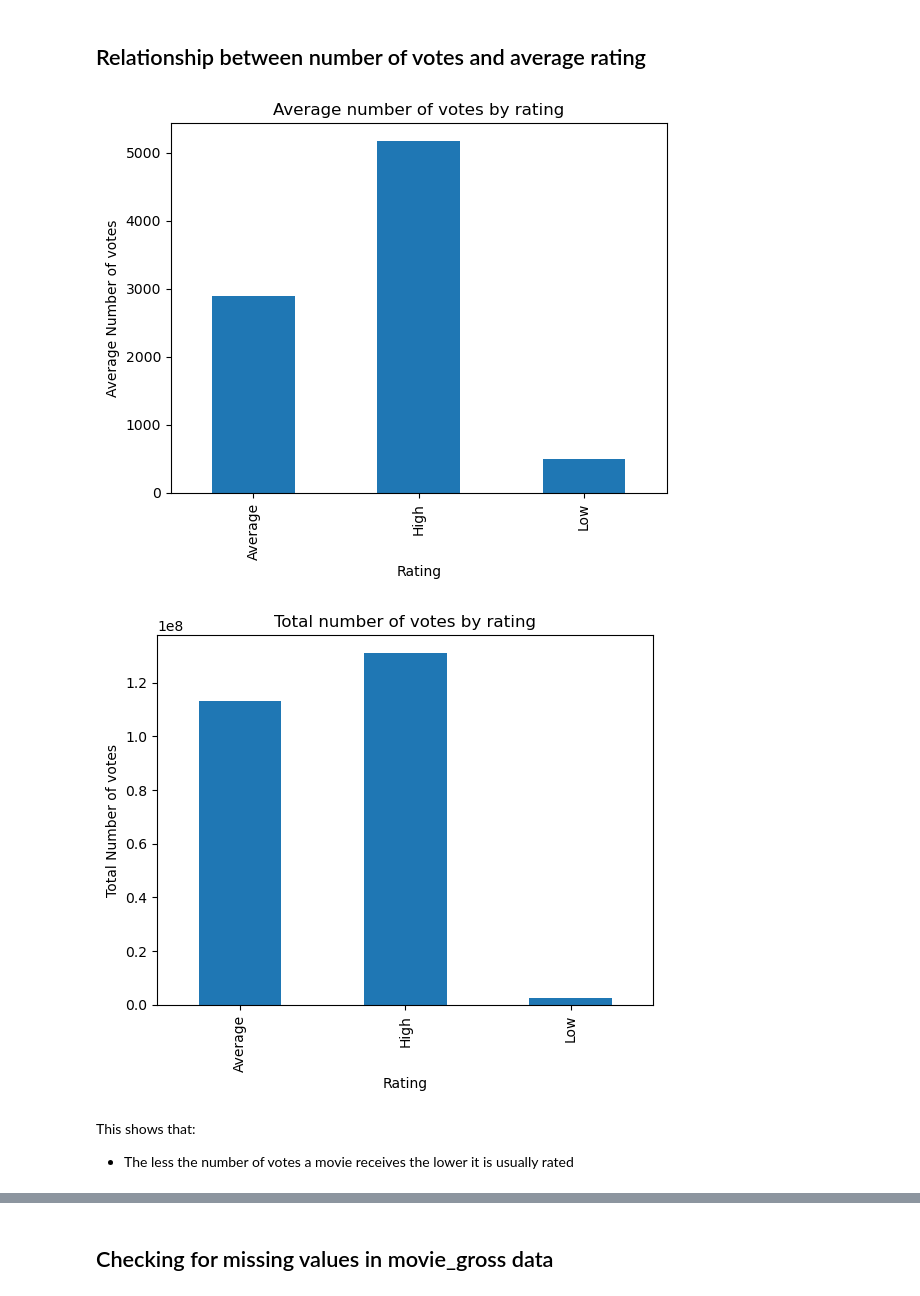
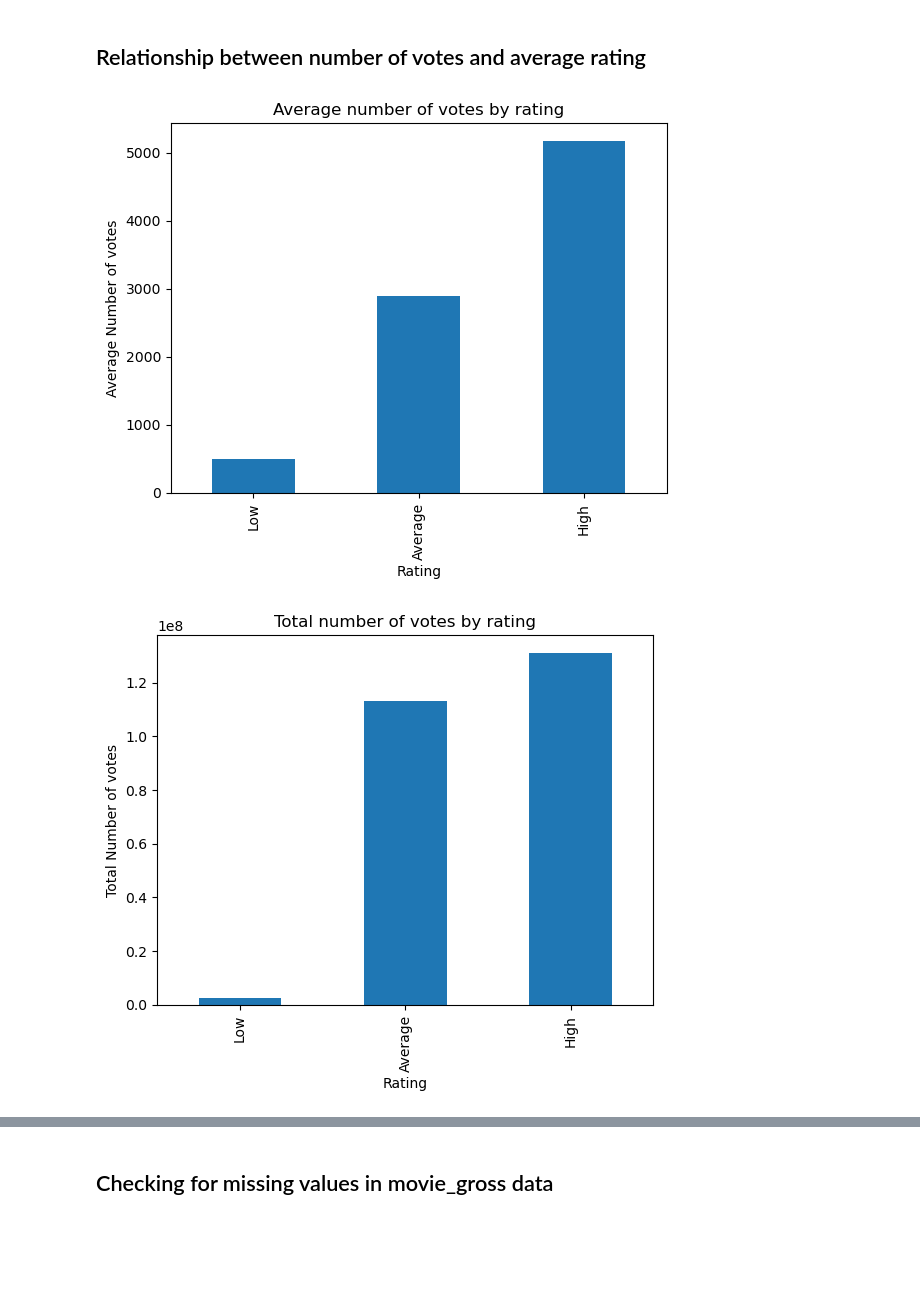
Before and after one commit to billymwangi/test, a Jupyter notebook: student.ipynb, the cells around one changed output, grey strips where cells are left out. Drawn from its saved outputs; the diff is of its cells as text; code cells hidden in the pictures; blank space fills up the shorter version.

```diff
--- a/student.ipynb
+++ b/student.ipynb
@@ -400,7 +400,7 @@ So as to prevent your movie from getting a low rating you should have a more com
 # %% [markdown]
 ## Relationship between number of votes and average rating
 # %%
-grouped_votes = movie_ratings_basics.groupby('new_rating')['numvotes'].mean()
+grouped_votes = movie_ratings_basics.groupby('new_rating')['numvotes'].mean().sort_values()
 
 grouped_votes.plot(kind='bar', x='new_rating', y='numvotes')
 
@@ -410,19 +410,16 @@ plt.title('Average number of votes by rating')
 
 plt.show()
 # %% [output]
-[figure, old version]
+[figure, new version]
 # %%
-sum_grouped_votes = movie_ratings_basics.groupby('new_rating')['numvotes'].sum()
+sum_grouped_votes = movie_ratings_basics.groupby('new_rating')['numvotes'].sum().sort_values()
 
 sum_grouped_votes.plot(kind='bar', x='new_rating', y='numvotes')
 
 plt.xlabel('Rating')
 plt.ylabel('Total Number of votes')
 plt.title('Total number of votes by rating')
 
 plt.show()
 # %% [output]
-[figure, old version]
+[figure, new version]
-# %% [markdown]
-This shows that:
-- The less the number of votes a movie receives the lower it is usually rated
```
Also changed, not shown: parts of 2 cells of this notebook.
